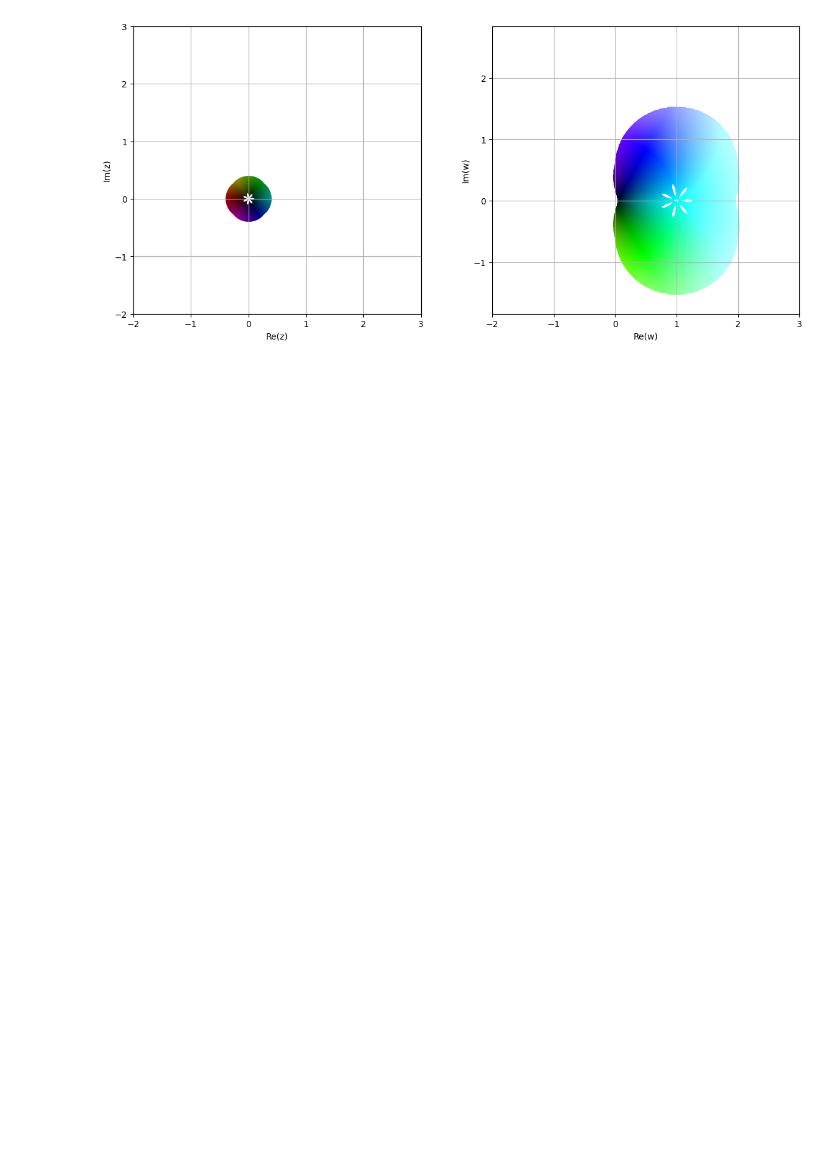
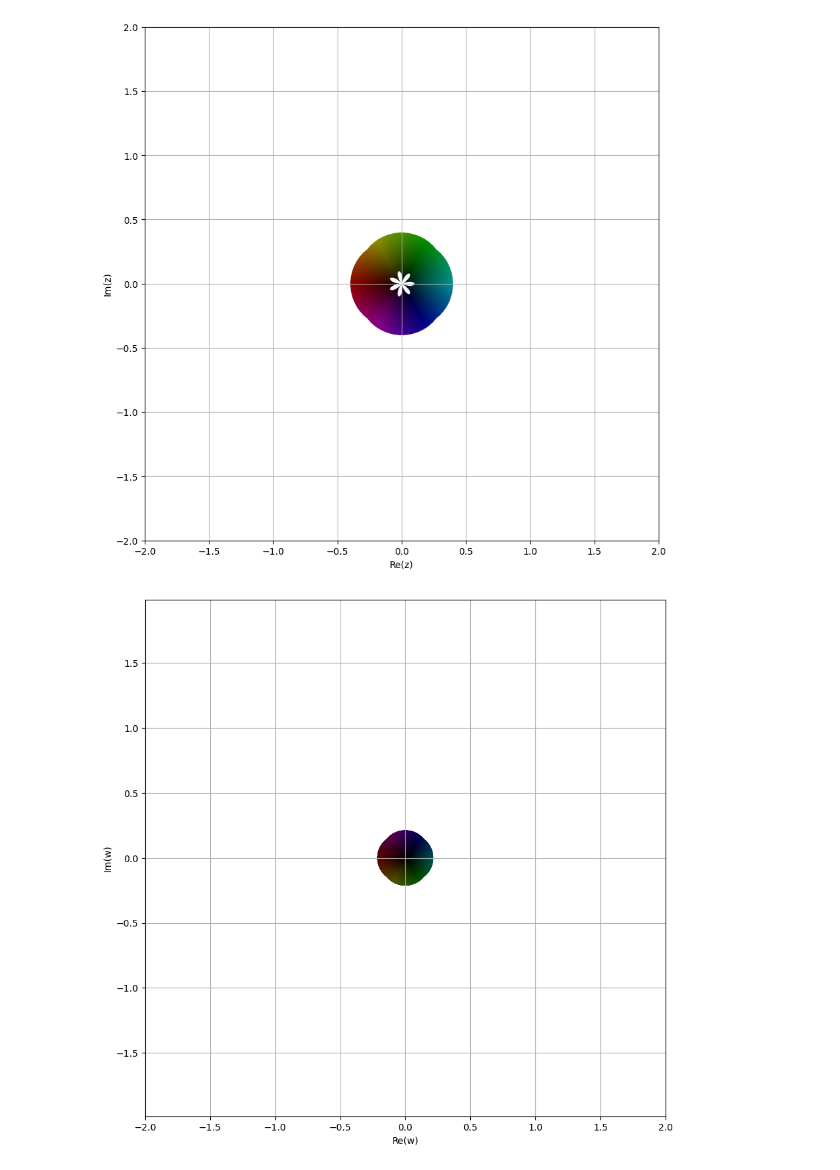
Before and after one commit to Lera1M/Practice_4_semester, a Jupyter notebook: Практика.ipynb, the cells around one changed output. Drawn from its saved outputs; the diff is of its cells as text; code cells hidden in the pictures; blank space fills up the shorter version.

```diff
--- a/Практика.ipynb
+++ b/Практика.ipynb
@@ -47,13 +68,14 @@ plt.show()
 # %%
 import numpy as np
 import matplotlib.pyplot as plt
+import pandas as pd
+import seaborn as sns
 
 def hsl_coloring(z, a=1):
     h = np.angle(z) / (2 * np.pi) + 0.5
     s = np.ones_like(z, dtype=float)
     l = (np.abs(z)**a) / (np.abs(z)**a + 1)
     return np.dstack((h, s, l)).astype(float)
-
 
 def to_rgb(hsl):
     h, s, l = hsl[..., 0], hsl[..., 1], hsl[..., 2]
@@ -86,52 +108,55 @@ def to_rgb(hsl):
     rgb = np.clip(rgb, 0, 1)
     return rgb
 
-a1, b1, a2, b2 = 0.1, 7/2, 0.4, 2/5
+alpha1, beta1, alpha2, beta2 = 0.1, 7/2, 0.4, 2/5
 grid_size = 1500
 x = np.linspace(-2, 2, grid_size)
 y = np.linspace(-2, 2, grid_size)
 X, Y = np.meshgrid(x, y)
 Z = X + 1j * Y
 
 R = np.abs(Z)
 Arg = np.angle(Z)
-max_cos1 = np.abs(np.cos(b1 * (Arg + 2 * np.pi * np.arange(-10, 11)[:, None, None]))).max(axis=0)
-max_cos2 = np.abs(np.cos(b2 * (Arg + 2 * np.pi * np.arange(-10, 11)[:, None, None]))).max(axis=0)
-mask = (a1 * max_cos1 <= R) & (R <= a2 * max_cos2)
+max_cos1 = np.abs(np.cos(beta1 * (Arg + 2 * np.pi * np.arange(-10, 11)[:, None, None]))).max(axis=0)
+max_cos2 = np.abs(np.cos(beta2 * (Arg + 2 * np.pi * np.arange(-10, 11)[:, None, None]))).max(axis=0)
+mask = (alpha1 * max_cos1 <= R) & (R <= alpha2 * max_cos2)
 
 hsl = hsl_coloring(Z)
 rgb = to_rgb(hsl)
 rgb[~mask] = 1
 
-plt.figure(figsize=(14, 6))
-plt.subplot(1, 2, 1)
+plt.figure(figsize=(10, 10))
 plt.imshow(rgb, extent=[-2, 2, -2, 2])
 plt.xlabel('Re(z)')
 plt.ylabel('Im(z)')
 plt.grid(True)
-plt.xlim(-2, 3)
-plt.ylim(-2, 3)
+plt.xlim(-2, 2)
+plt.ylim(-2, 2)
+plt.show()
 
+def inverse_conformal_map(w):
+    return np.arcsin((1j * w) / 2)
 
+def conformal_map(z):
+    return np.arcsin(1j * z / 2)
 
 Z_masked = Z[mask]
-
-def conformal_map(z):
-    return 1 + np.sin(3 * z)
-
-W = conformal_map(Z_masked)
+W = inverse_conformal_map(Z_masked)
 
 hsl_w = hsl_coloring(W)
 rgb_w = to_rgb(hsl_w)
 
-plt.subplot(1, 2, 2)
-plt.scatter(W.real, W.imag, color=rgb_w.reshape(-1, 3), marker='.')
+W_direct = conformal_map(Z_masked)
+
+plt.figure(figsize=(10, 10))
+plt.scatter(W_direct.real, W_direct.imag, color=rgb_w.reshape(-1, 3), marker='.')
 plt.xlabel('Re(w)')
 plt.ylabel('Im(w)')
 plt.axis('equal')
 plt.grid(True)
-plt.xlim(-2, 3)
-plt.ylim(-2, 3)
+plt.xlim(-2, 2)
+plt.ylim(-2, 2)
 plt.show()
 # %% [output]
-[figure, old version]
+[figure, new version]
+[figure, added]
```
Also changed, not shown: parts of 1 cell of this notebook.
